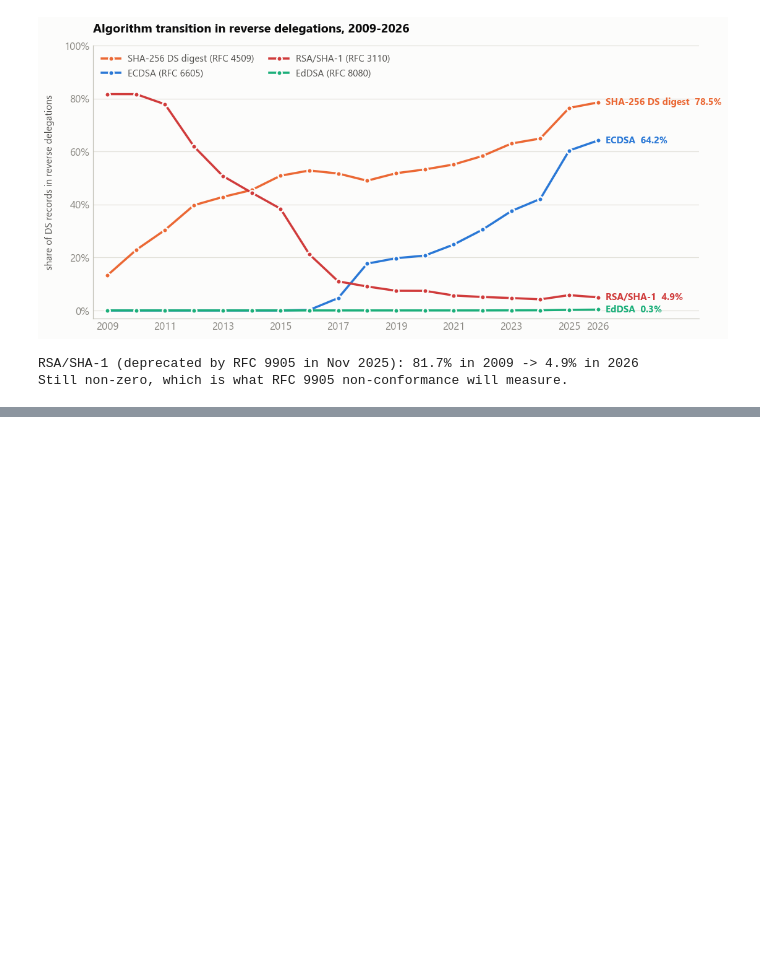
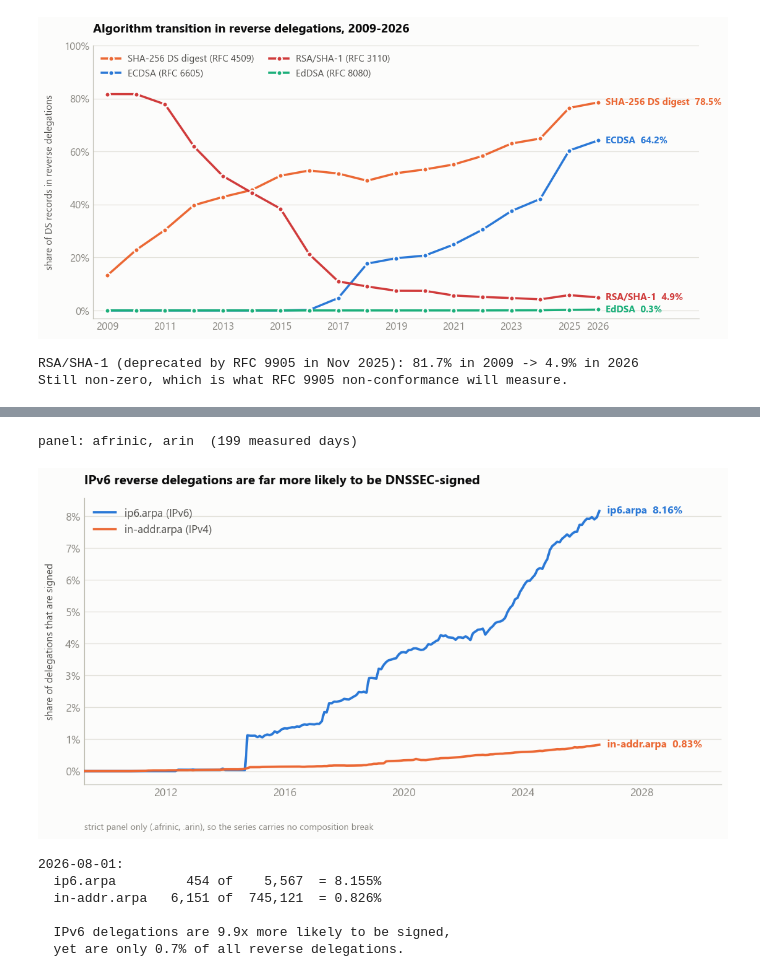
Before and after one commit to j776w781/rfc_adoption, a Jupyter notebook: notebooks/dnssec_crossref_openintel_ripe.ipynb, the cells around one changed output, grey strips where cells are left out. Saved outputs shown, nothing was run; the diff lists cells and outputs as text; code cells hidden in the pictures; blank space fills up the shorter version.

```diff
--- a/notebooks/dnssec_crossref_openintel_ripe.ipynb
+++ b/notebooks/dnssec_crossref_openintel_ripe.ipynb
@@ -563,0 +622,52 @@ Still non-zero, which is what RFC 9905 non-conformance will measure.
+# %%
+# Per day, per RIR, per address family -- so the same strict panel from section 5a
+# can be applied. Without that, APNIC's 2025 departure puts a 3-point vertical jump
+# in the IPv6 series that has nothing to do with anyone signing anything.
+raw = pd.DataFrame(json.loads((ROOT / "out/analysis/crossref_family_rir.json").read_text()))
+fam = (raw[raw.source.isin(STABLE)]
+       .groupby(["day", "fam"], as_index=False)[["delegations", "signed"]].sum())
+fam["pct"] = fam.signed / fam.delegations * 100
+fam["date"] = pd.to_datetime(fam.day)
+print(f"panel: {', '.join(STABLE)}  ({len(fam)//2} measured days)")
+
+fig, ax = plt.subplots(figsize=(11.5, 5.2))
+for key, label, colour in (("ip6", "ip6.arpa (IPv6)", "#2a78d6"),
+                           ("ip4", "in-addr.arpa (IPv4)", "#eb6834")):
+    sub = fam[fam.fam == key].sort_values("date")
+    ax.plot(sub.date, sub.pct, lw=2.4, color=colour, label=label, zorder=3)
+    ax.annotate(f"{label.split()[0]}  {sub.pct.iloc[-1]:.2f}%",
+                (sub.date.iloc[-1], sub.pct.iloc[-1]), xytext=(8, 0),
+                textcoords="offset points", va="center", color=colour,
+                fontsize=10.5, fontweight="bold")
+
+style(ax); pct(ax)
+ax.set_xlim(fam.date.min(), fam.date.max() + pd.Timedelta(days=1500))
+ax.set_ylabel("share of delegations that are signed", color=INK_2, labelpad=10)
+ax.set_title("IPv6 reverse delegations are far more likely to be DNSSEC-signed",
+             color=INK, fontweight="bold", loc="left", pad=14)
+ax.annotate(f"strict panel only ({', '.join('.' + r for r in STABLE)}), so the "
+            "series carries no composition break",
+            (0, -0.16), xycoords="axes fraction", color=MUTED, fontsize=9)
+ax.legend(frameon=False, fontsize=11, labelcolor=INK_2, loc="upper left")
+save(fig, "06_ipv4_vs_ipv6"); plt.show()
+
+last = fam[fam.day == fam.day.max()].set_index("fam")
+ratio = last.loc["ip6", "pct"] / last.loc["ip4", "pct"]
+print(f"{fam.day.max()}:")
+print(f"  ip6.arpa      {last.loc['ip6','signed']:>6,} of {last.loc['ip6','delegations']:>8,}"
+      f"  = {last.loc['ip6','pct']:.3f}%")
+print(f"  in-addr.arpa  {last.loc['ip4','signed']:>6,} of {last.loc['ip4','delegations']:>8,}"
+      f"  = {last.loc['ip4','pct']:.3f}%")
+print()
+print(f"  IPv6 delegations are {ratio:.1f}x more likely to be signed,")
+print(f"  yet are only {last.loc['ip6','delegations'] / last.delegations.sum() * 100:.1f}%"
+      f" of all reverse delegations.")
+# %% [output]
+panel: afrinic, arin  (199 measured days)
+[figure, added]
+2026-08-01:
+  ip6.arpa         454 of    5,567  = 8.155%
+  in-addr.arpa   6,151 of  745,121  = 0.826%
+
+  IPv6 delegations are 9.9x more likely to be signed,
+  yet are only 0.7% of all reverse delegations.
```
Also changed, not shown: parts of 14 cells of this notebook, 12 other files.
